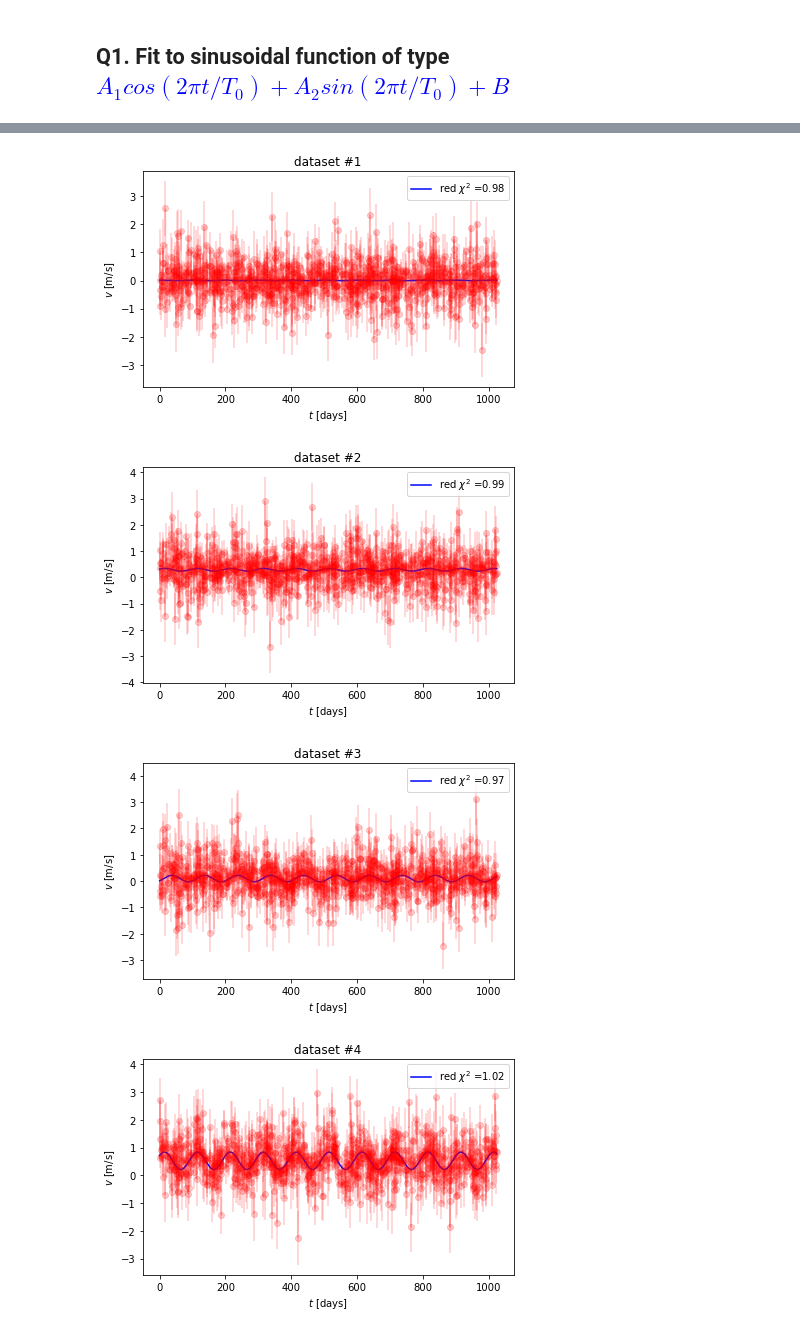
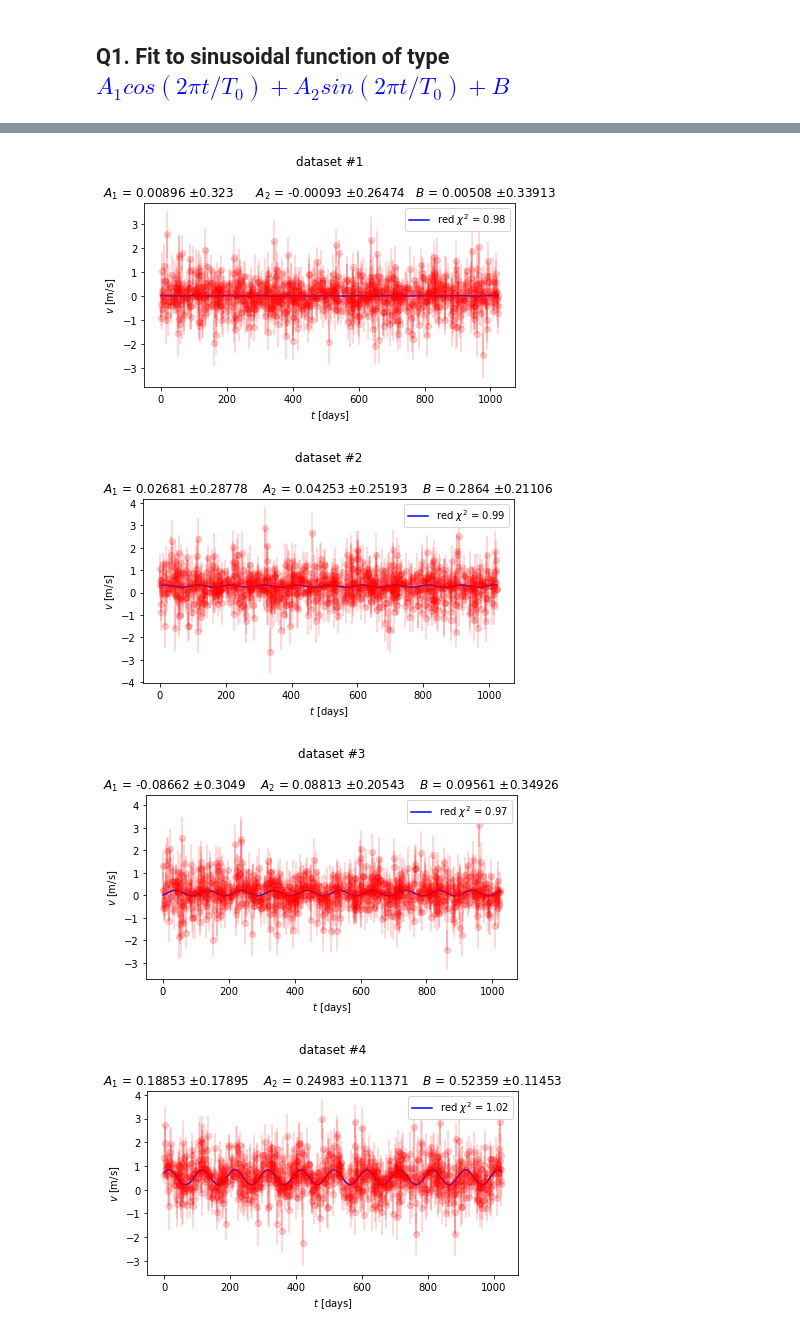
Before and after one commit to jabacousnac/Data-Science-for-Physics-Homework, a Jupyter notebook: pset02_Log_Likelihood_and_Nuisance.ipynb, the cells around one changed output, grey strips where cells are left out. Saved outputs shown, nothing was run; the diff lists cells and outputs as text; code cells hidden in the pictures.

Commit message:
Added uncertainties from inverse Hessian matrix + re-did fits

```diff
--- a/pset02_Log_Likelihood_and_Nuisance.ipynb
+++ b/pset02_Log_Likelihood_and_Nuisance.ipynb
@@ -16,5 +21,5 @@ print(df.shape)
 # %%
-LL_dict = {} #save log likelihoods in here
+params_dict = {} #save fit parameters here
 
 #plot dataset
 for i in range(2,13):
@@ -25,38 +30,49 @@ for i in range(2,13):
 
     fig, ax = plt.subplots()
     ax.errorbar(X_data,Y_data,yerr = Y_data_err, marker = 'o', c = 'red', alpha = 0.2)
-    ax.set_title('dataset #{}'.format(i-1))
 
     #minimize chi_sq. Remember chi_sq is -2*LL
     #I know there are more efficient ways to do rather than having the function in the for loop, but I did that
         #because minimize function takes in the model, and parameters as next argument. Not sure how to re-write
         #with info and data.
     T0 = 100
     def chi_sq(params):
         A1, A2, B = params[0], params[1], params[2]
         y_fit = [A1*np.cos(2*np.pi*X_data[i]/T0) + A2*np.sin(2*np.pi*X_data[i]/T0) + B\
                 for i in range(len(X_data))]
         func_list = [(Y_data[i]-y_fit[i])**2/Y_data_err[i]**2 for i in range(len(X_data))]
         ans = np.sum(func_list)
         return ans
 
-    LL_model = minimize(chi_sq, np.array([1,1,1]), method = 'SLSQP')
+    LL_model = minimize(chi_sq, np.array([1,1,1]), method = 'L-BFGS-B')
     A1, A2, B = LL_model.x[0], LL_model.x[1], LL_model.x[2]
 
+    #deal with uncertainties
+    covar = LL_model.hess_inv
+    covar = covar * np.identity(covar.shape[1])
+    A1_err = np.sqrt(covar[0][0])
+    A2_err = np.sqrt(covar[1][1])
+    B_err = np.sqrt(covar[2][2])
+
     #save information to dictionary:
-    LL_dict[i-1] = [(A1, A2, B), chi_sq([A1, A2, B])/(len(X_data) -1), -1/2*chi_sq([A1, A2, B])]
+    params_dict[i-1] = [A1, A2, B]
 
     y_fit = [A1*np.cos(2*np.pi*X_data[i]/T0) + A2*np.sin(2*np.pi*X_data[i]/T0) + B\
                 for i in range(len(X_data))]
-    ax.plot(X_data, y_fit, 'b-', label = r'red $\chi^2$ ={}'.format(round((chi_sq([A1, A2, B])/(len(X_data) -1)),2)))
+    ax.plot(X_data, y_fit, 'b-', label = r'red $\chi^2$ = {}'.format(round((chi_sq([A1, A2, B])/(len(X_data) -1)),2)))
 
+    str1 = 'dataset #{}\n'.format(i-1) + '\n'
+    str2 = r'$A_1$ = {} $\pm$'.format(round(A1,5)) + '{}'.format(round(A1_err,5)) + '\t'
+    str3 = r'$A_2$ = {} $\pm$'.format(round(A2,5)) + '{}'.format(round(A2_err,5)) + '\t'
+    str4 = r'$B$ = {} $\pm$'.format(round(B,5)) + '{}'.format(round(B_err,5))
+    ax.set_title(str1 + str2 + str3 + str4)
     ax.set_xlabel(r'$t$ [days]')
     ax.set_ylabel(r'$v$ [m/s]')
     ax.legend()
 
     plt.tight_layout()
 # %% [output]
-[figure, old version]
+[figure, new version]
-[figure, old version]
+[figure, new version]
-[figure, old version]
+[figure, new version]
-[figure, old version]
+[figure, new version]
```
Also changed, not shown: parts of 11 cells of this notebook.
